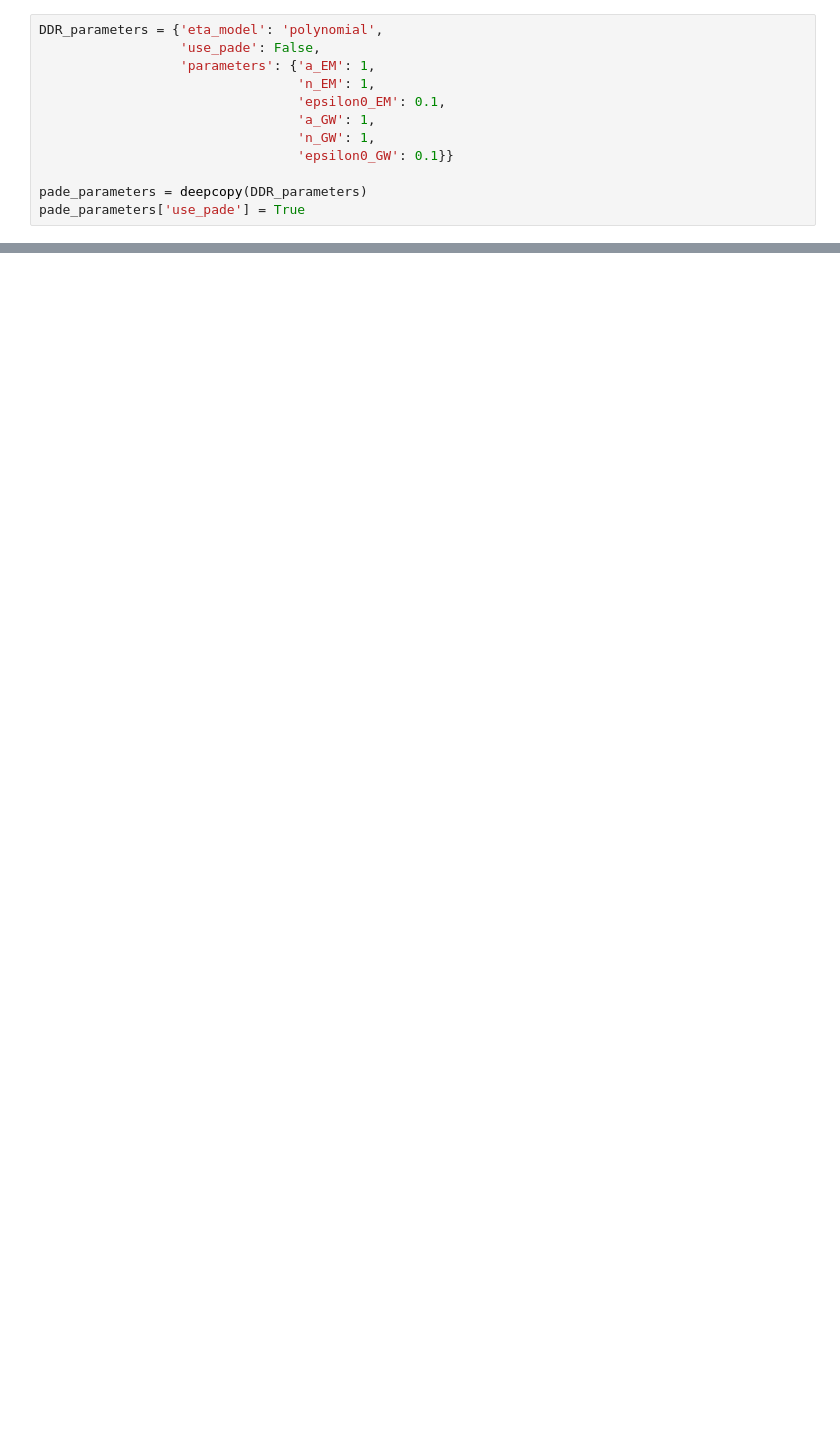
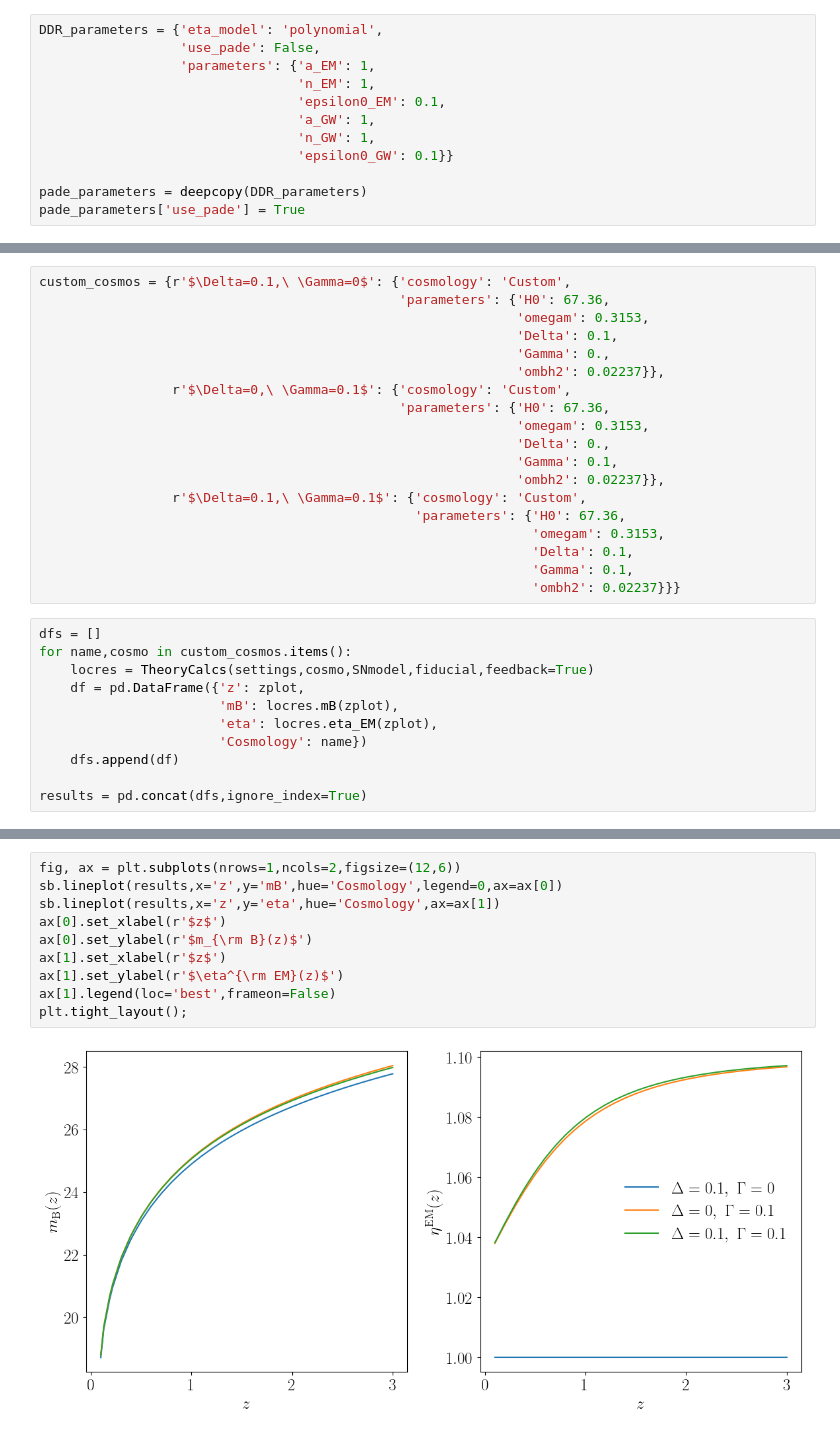
Before and after one commit to chiaradeleo1/CANDI, a Jupyter notebook: DEMO_theory.ipynb, the cells around one changed output, grey strips where cells are left out. Saved outputs shown, nothing was run; the diff lists cells and outputs as text; blank space fills up the shorter version.

Commit message:
added DDR to custom cosmology and DEMO

```diff
--- a/DEMO_theory.ipynb
+++ b/DEMO_theory.ipynb
@@ -359,0 +368,30 @@ plt.tight_layout();
+# %%
+custom_cosmos = {r'$\Delta=0.1,\ \Gamma=0$': {'cosmology': 'Custom',
+                                              'parameters': {'H0': 67.36,
+                                                             'omegam': 0.3153,
+                                                             'Delta': 0.1,
+                                                             'Gamma': 0.,
+                                                             'ombh2': 0.02237}},
+                 r'$\Delta=0,\ \Gamma=0.1$': {'cosmology': 'Custom',
+                                              'parameters': {'H0': 67.36,
+                                                             'omegam': 0.3153,
+                                                             'Delta': 0.,
+                                                             'Gamma': 0.1,
+                                                             'ombh2': 0.02237}},
+                 r'$\Delta=0.1,\ \Gamma=0.1$': {'cosmology': 'Custom',
+                                                'parameters': {'H0': 67.36,
+                                                               'omegam': 0.3153,
+                                                               'Delta': 0.1,
+                                                               'Gamma': 0.1,
+                                                               'ombh2': 0.02237}}}
+# %%
+dfs = []
+for name,cosmo in custom_cosmos.items():
+    locres = TheoryCalcs(settings,cosmo,SNmodel,fiducial,feedback=True)
+    df = pd.DataFrame({'z': zplot,
+                       'mB': locres.mB(zplot),
+                       'eta': locres.eta_EM(zplot),
+                       'Cosmology': name})
+    dfs.append(df)
+
+results = pd.concat(dfs,ignore_index=True)
@@ -359,0 +407,12 @@ plt.tight_layout();
+# %%
+fig, ax = plt.subplots(nrows=1,ncols=2,figsize=(12,6))
+sb.lineplot(results,x='z',y='mB',hue='Cosmology',legend=0,ax=ax[0])
+sb.lineplot(results,x='z',y='eta',hue='Cosmology',ax=ax[1])
+ax[0].set_xlabel(r'$z$')
+ax[0].set_ylabel(r'$m_{\rm B}(z)$')
+ax[1].set_xlabel(r'$z$')
+ax[1].set_ylabel(r'$\eta^{\rm EM}(z)$')
+ax[1].legend(loc='best',frameon=False)
+plt.tight_layout();
+# %% [output]
+[figure, added]
```
Also changed, not shown: parts of 14 cells of this notebook, 4 other files.
